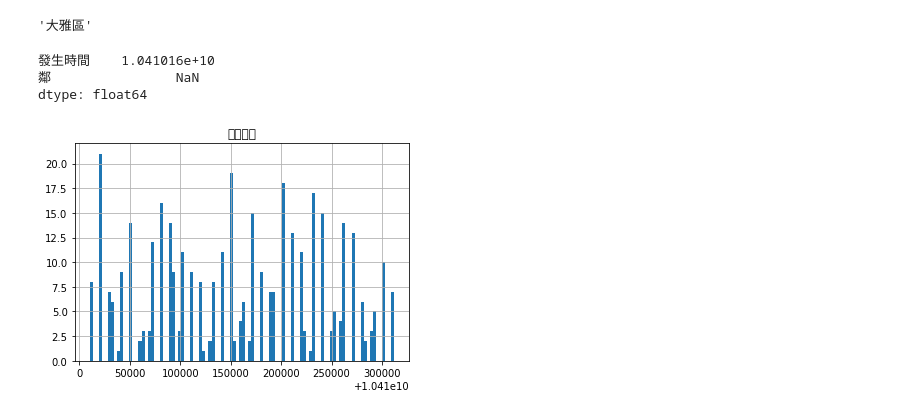
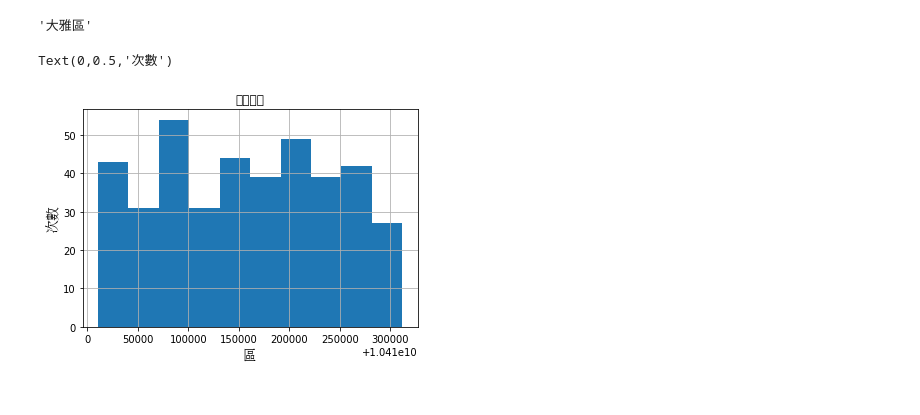
Before and after one commit to ChiDavid/ChiDavidPython, a Jupyter notebook: [NCTS]_Homework_Q4-1_DavidChi.ipynb, the cells around one changed output. Drawn from its saved outputs; the diff is of its cells as text; code cells hidden in the pictures.

```diff
--- a/[NCTS]_Homework_Q4-1_DavidChi.ipynb
+++ b/[NCTS]_Homework_Q4-1_DavidChi.ipynb
@@ -3,11 +3,13 @@
 
 import numpy as np
 import matplotlib.pyplot as plt
+from matplotlib.font_manager import FontProperties
 import matplotlib as mpl
 import pandas as pd
 import locale
 import time
 from ipywidgets import interact
+myfont = FontProperties(fname=r'c:\windows\fonts\simsun.ttc', size=14)
 
 #mpl.rc('font', family='Noto Sans CJK TC')
 # %%
@@ -40,11 +60,10 @@ df.loc[0,'區']
 '大雅區'
 # %%
 df2 = df[(df.肇事逃逸.str.contains('是')) | (df.酒駕案件.str.contains('是'))]
-df3 = df2.sort_values(by = ['事故類別'], ascending=False)
-df3.hist(bins=100)
-df3.mean()
+df3 = df2.sort_values(by = ['區'], ascending=False)
+df3.hist()
+plt.xlabel('區',fontproperties=myfont)
+plt.ylabel('次數',fontproperties=myfont)
 # %% [output]
-發生時間    1.041016e+10
-鄰                NaN
-dtype: float64
+Text(0,0.5,'次數')
-[figure, old version]
+[figure, new version]
```
Also changed, not shown: parts of 1 cell of this notebook.
